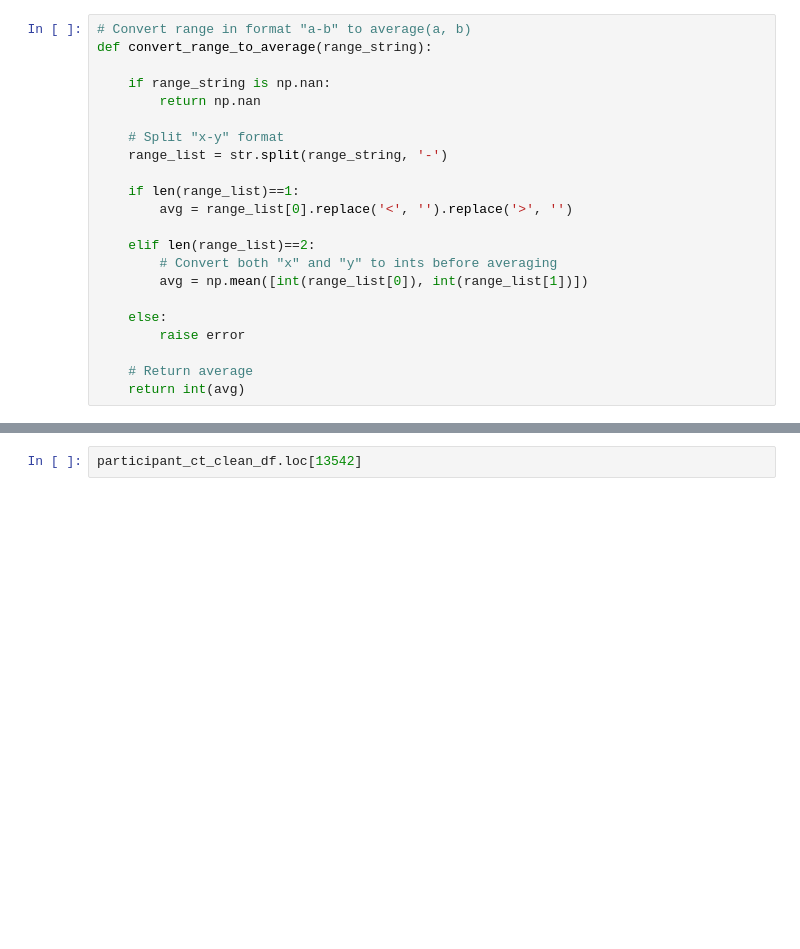
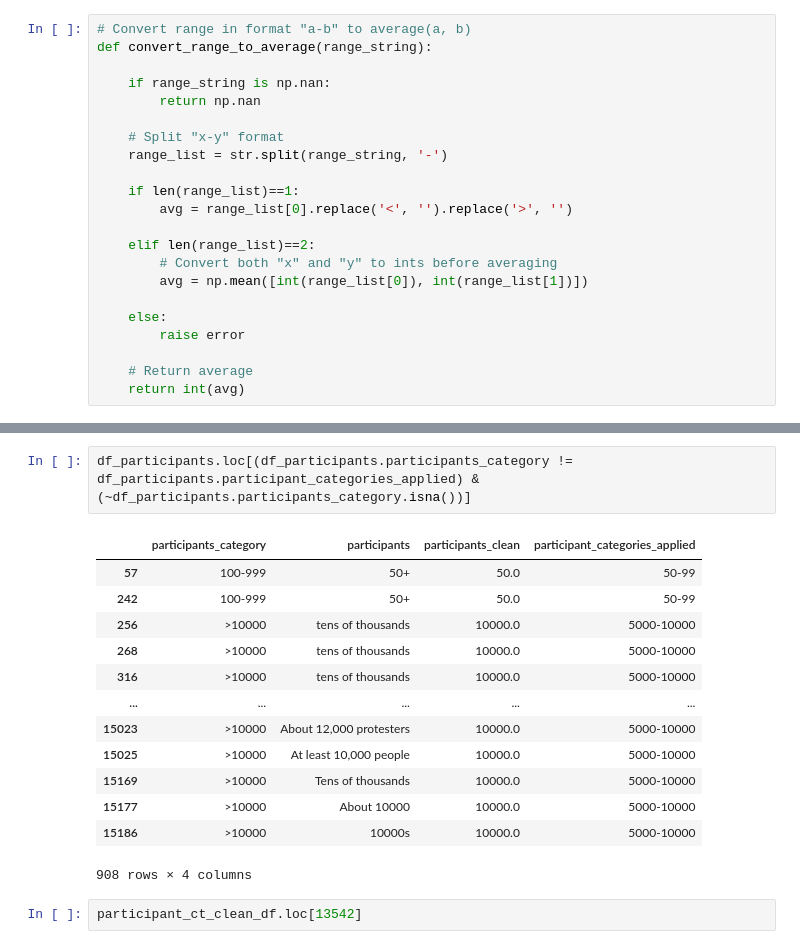
Before and after one commit to sethnlewis/Predicting-Political-Revolutions, a Jupyter notebook: notebooks/EDA_MM.ipynb, the cells around one changed output, grey strips where cells are left out. Drawn from its saved outputs; the diff is of its cells as text; blank space fills up the shorter version.

```diff
--- a/notebooks/EDA_MM.ipynb
+++ b/notebooks/EDA_MM.ipynb
@@ -422,3 +405,19 @@ df.info()
+# %%
+df_participants.loc[(df_participants.participants_category != df_participants.participant_categories_applied) & (~df_participants.participants_category.isna())]
+# %% [output]
+|  | participants_category | participants | participants_clean | participant_categories_applied |
+| 57 | 100-999 | 50+ | 50.0 | 50-99 |
+| 242 | 100-999 | 50+ | 50.0 | 50-99 |
+| 256 | >10000 | tens of thousands | 10000.0 | 5000-10000 |
+| 268 | >10000 | tens of thousands | 10000.0 | 5000-10000 |
+| 316 | >10000 | tens of thousands | 10000.0 | 5000-10000 |
+| ... | ... | ... | ... | ... |
+| 15023 | >10000 | About 12,000 protesters | 10000.0 | 5000-10000 |
+| 15025 | >10000 | At least 10,000 people | 10000.0 | 5000-10000 |
+| 15169 | >10000 | Tens of thousands | 10000.0 | 5000-10000 |
+| 15177 | >10000 | About 10000 | 10000.0 | 5000-10000 |
+| 15186 | >10000 | 10000s | 10000.0 | 5000-10000 |
+908 rows × 4 columns
 # %%
 participant_ct_clean_df.loc[13542]
 # %%
```
Also changed, not shown: parts of 23 cells of this notebook.
